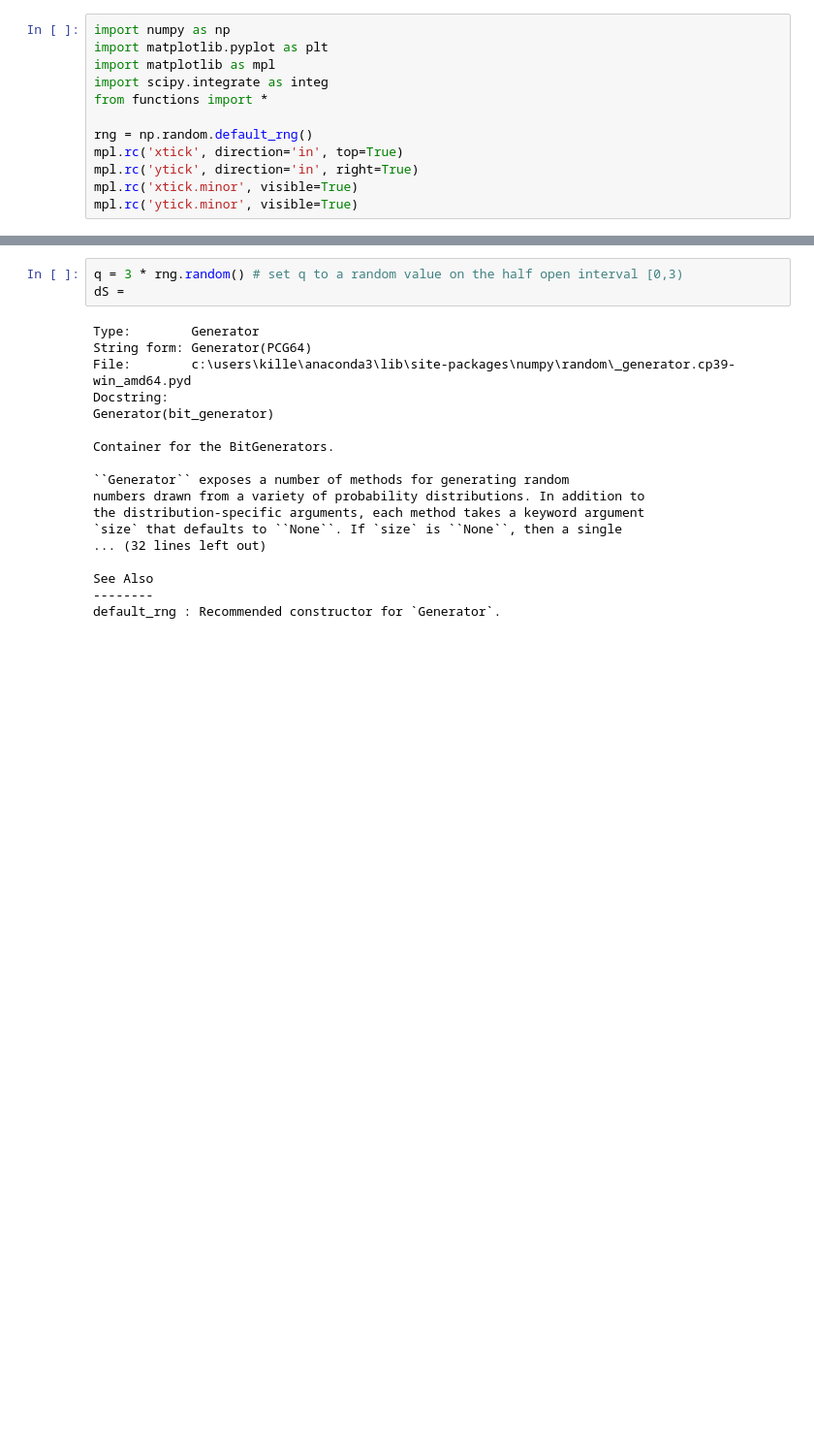
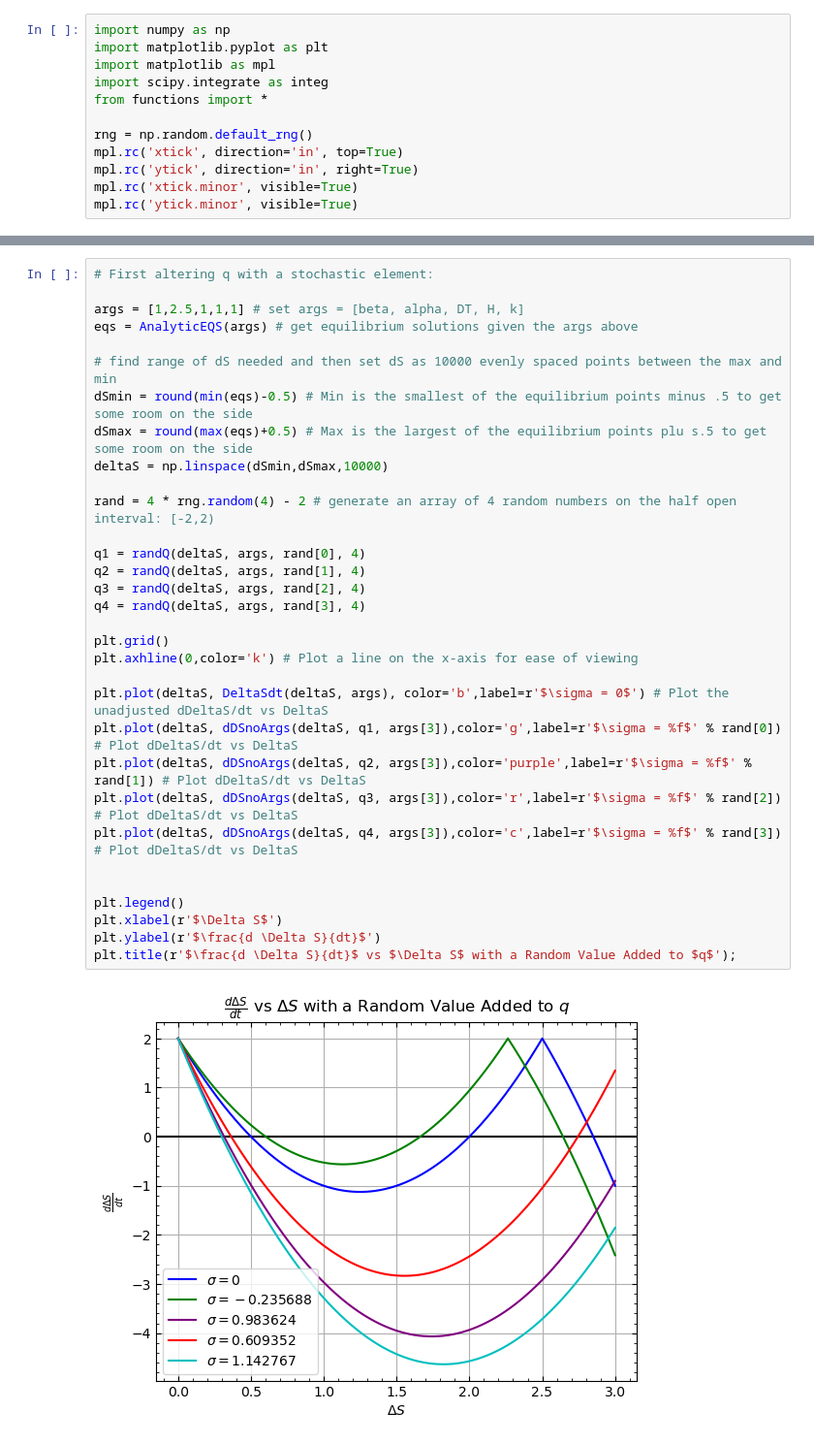
Before and after one commit to nsfuss/AMOC-Senior-Project, a Jupyter notebook: Inital Stochastic Testing.ipynb, the cells around one changed output, grey strips where cells are left out. Shown at 97% size. Saved outputs shown, nothing was run; the diff lists cells and outputs as text; blank space fills up the shorter version.

```diff
--- a/Inital Stochastic Testing.ipynb
+++ b/Inital Stochastic Testing.ipynb
@@ -18,21 +20,34 @@ Note: Want to see within the different equilibrium zones
-# %%
-q = 3 * rng.random() # set q to a random value on the half open interval [0,3)
-dS =
-# %% [output]
-Type:        Generator
-String form: Generator(PCG64)
-File:        c:\users\kille\anaconda3\lib\site-packages\numpy\random\_generator.cp39-win_amd64.pyd
-Docstring:
-Generator(bit_generator)
-
-Container for the BitGenerators.
-
-``Generator`` exposes a number of methods for generating random
-numbers drawn from a variety of probability distributions. In addition to
-the distribution-specific arguments, each method takes a keyword argument
-`size` that defaults to ``None``. If `size` is ``None``, then a single
-... (32 lines left out)
-
-See Also
---------
-default_rng : Recommended constructor for `Generator`.
+# %%
+# First altering q with a stochastic element:
+
+args = [1,2.5,1,1,1] # set args = [beta, alpha, DT, H, k]
+eqs = AnalyticEQS(args) # get equilibrium solutions given the args above
+
+# find range of dS needed and then set dS as 10000 evenly spaced points between the max and min
+dSmin = round(min(eqs)-0.5) # Min is the smallest of the equilibrium points minus .5 to get some room on the side
+dSmax = round(max(eqs)+0.5) # Max is the largest of the equilibrium points plu s.5 to get some room on the side
+deltaS = np.linspace(dSmin,dSmax,10000)
+
+rand = 4 * rng.random(4) - 2 # generate an array of 4 random numbers on the half open interval: [-2,2)
+
+q1 = randQ(deltaS, args, rand[0], 4)
+q2 = randQ(deltaS, args, rand[1], 4)
+q3 = randQ(deltaS, args, rand[2], 4)
+q4 = randQ(deltaS, args, rand[3], 4)
+
+plt.grid()
+plt.axhline(0,color='k') # Plot a line on the x-axis for ease of viewing
+
+plt.plot(deltaS, DeltaSdt(deltaS, args), color='b',label=r'$\sigma = 0$') # Plot the unadjusted dDeltaS/dt vs DeltaS
+plt.plot(deltaS, dDSnoArgs(deltaS, q1, args[3]),color='g',label=r'$\sigma = %f$' % rand[0]) # Plot dDeltaS/dt vs DeltaS
+plt.plot(deltaS, dDSnoArgs(deltaS, q2, args[3]),color='purple',label=r'$\sigma = %f$' % rand[1]) # Plot dDeltaS/dt vs DeltaS
+plt.plot(deltaS, dDSnoArgs(deltaS, q3, args[3]),color='r',label=r'$\sigma = %f$' % rand[2]) # Plot dDeltaS/dt vs DeltaS
+plt.plot(deltaS, dDSnoArgs(deltaS, q4, args[3]),color='c',label=r'$\sigma = %f$' % rand[3]) # Plot dDeltaS/dt vs DeltaS
+
+
+plt.legend()
+plt.xlabel(r'$\Delta S$')
+plt.ylabel(r'$\frac{d \Delta S}{dt}$')
+plt.title(r'$\frac{d \Delta S}{dt}$ vs $\Delta S$ with a Random Value Added to $q$');
+# %% [output]
+[figure, added]
```
Also changed, not shown: parts of 7 cells of this notebook, 1 other file.
